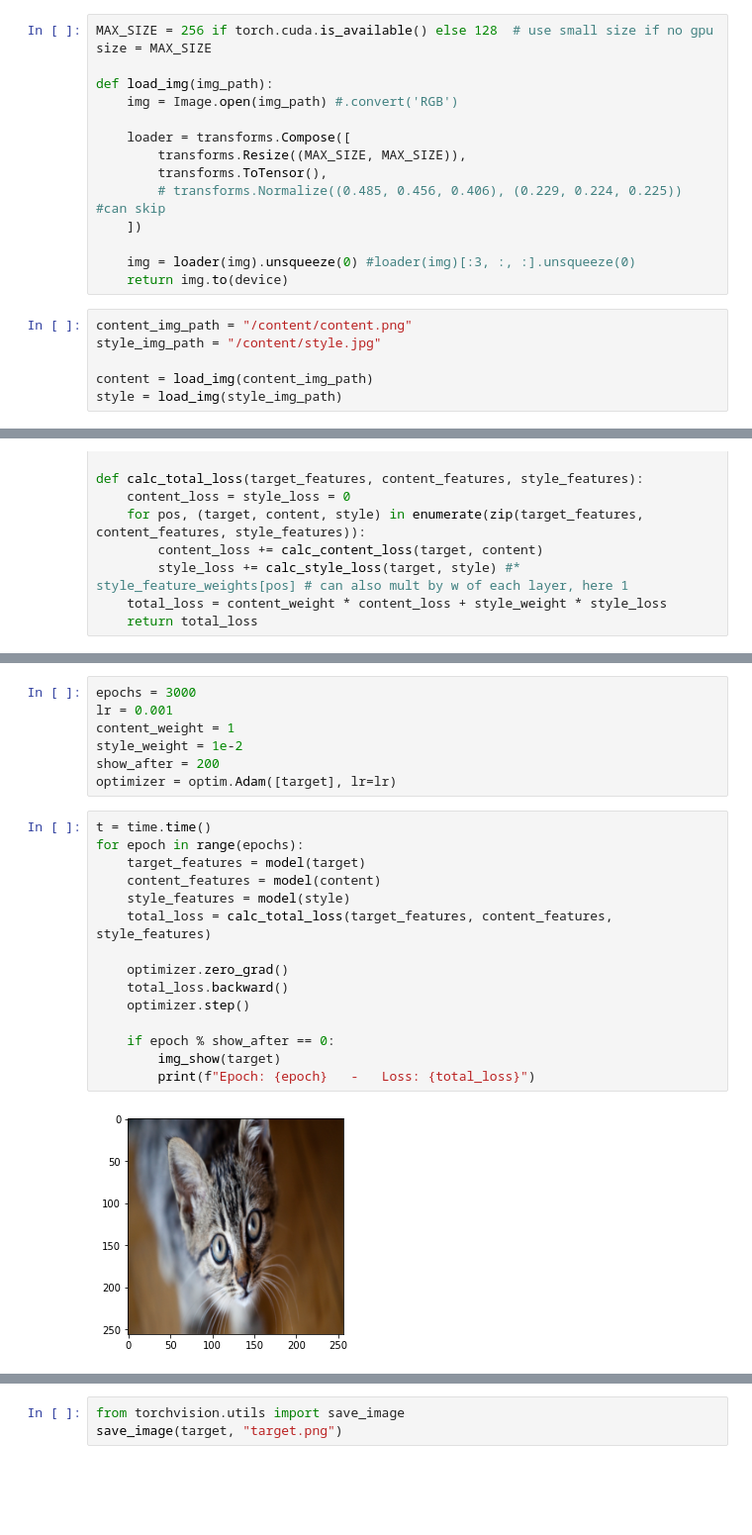
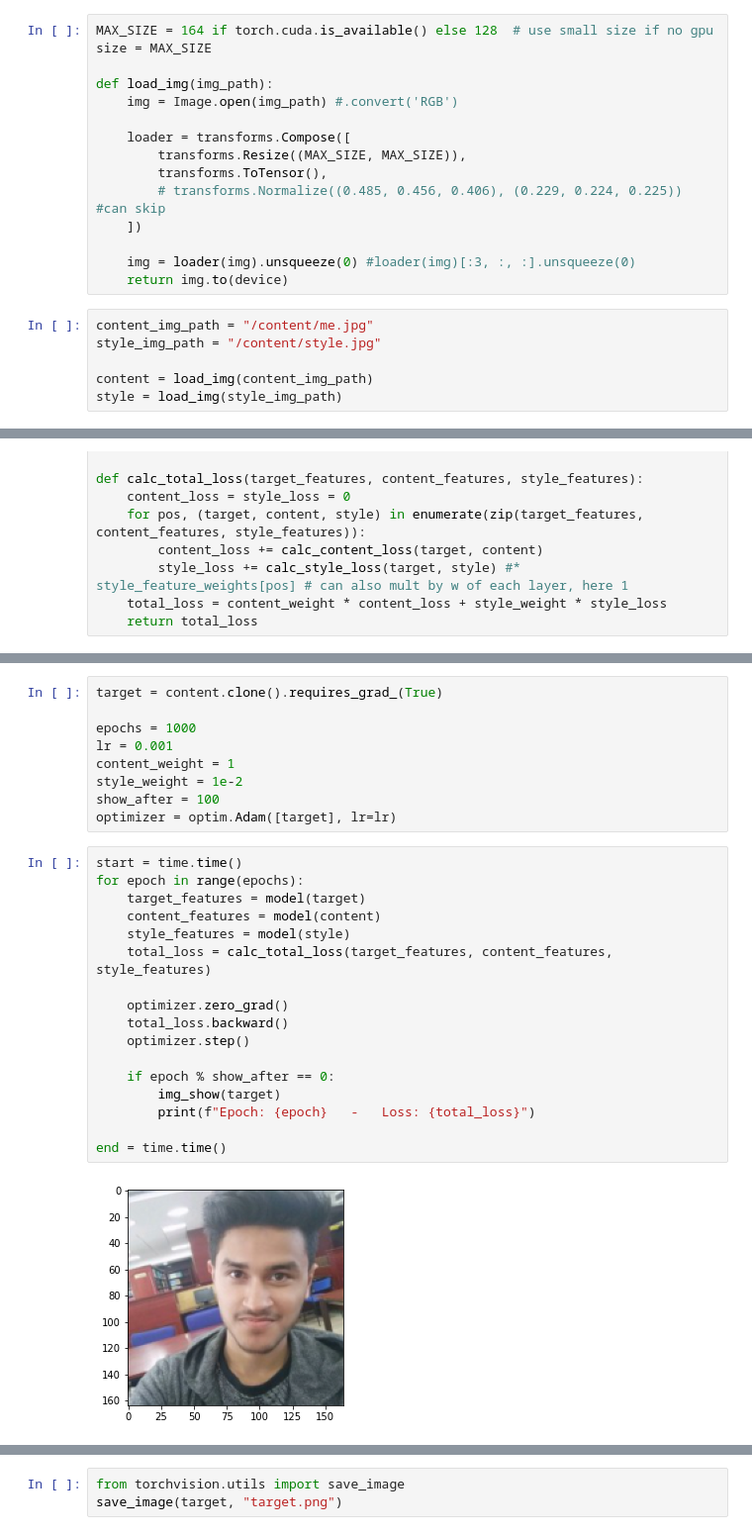
Before and after one commit to malraharsh/Colab-Projects, a Jupyter notebook: Neural_Style_Transfer_Code.ipynb, the cells around one changed output, grey strips where cells are left out. Shown at 99% size. Cells and saved outputs as stored; diff of their text form; blank space fills up the shorter version.

```diff
--- a/Neural_Style_Transfer_Code.ipynb
+++ b/Neural_Style_Transfer_Code.ipynb
@@ -22,7 +22,7 @@ True
 # %%
 device = torch.device("cuda" if torch.cuda.is_available() else "cpu")
 # %%
-MAX_SIZE = 256 if torch.cuda.is_available() else 128  # use small size if no gpu
+MAX_SIZE = 164 if torch.cuda.is_available() else 128  # use small size if no gpu
 size = MAX_SIZE
 
 def load_img(img_path):
@@ -37,7 +37,7 @@ def load_img(img_path):
     img = loader(img).unsqueeze(0) #loader(img)[:3, :, :].unsqueeze(0)
     return img.to(device)
 # %%
-content_img_path = "/content/content.png"
+content_img_path = "/content/me.jpg"
 style_img_path = "/content/style.jpg"
 
 content = load_img(content_img_path)
@@ -110,24 +111,28 @@ target = content.clone().requires_grad_(True)
 # %%
-epochs = 3000
+target = content.clone().requires_grad_(True)
+
+epochs = 1000
 lr = 0.001
 content_weight = 1
 style_weight = 1e-2
-show_after = 200
+show_after = 100
 optimizer = optim.Adam([target], lr=lr)
 # %%
-t = time.time()
+start = time.time()
 for epoch in range(epochs):
     target_features = model(target)
     content_features = model(content)
     style_features = model(style)
     total_loss = calc_total_loss(target_features, content_features, style_features)
 
     optimizer.zero_grad()
     total_loss.backward()
     optimizer.step()
 
     if epoch % show_after == 0:
         img_show(target)
         print(f"Epoch: {epoch}   -   Loss: {total_loss}")
+
+end = time.time()
 # %% [output]
-[figure, old version]
+[figure, new version]
```
Also changed, not shown: parts of 6 cells of this notebook.
